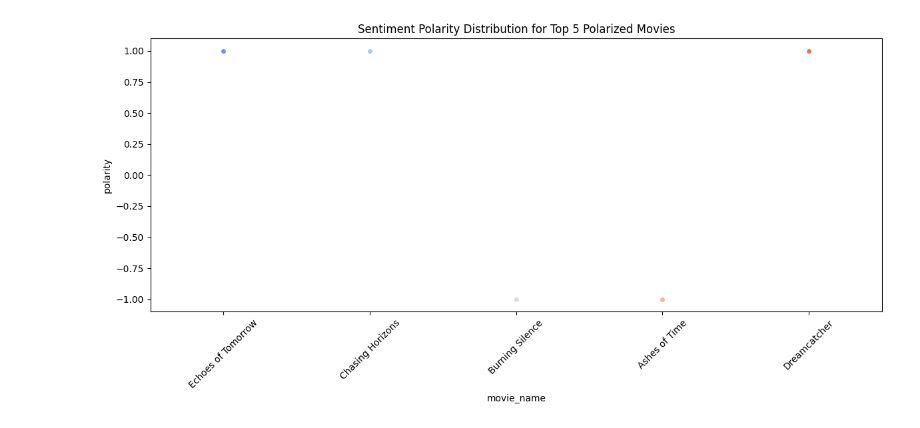
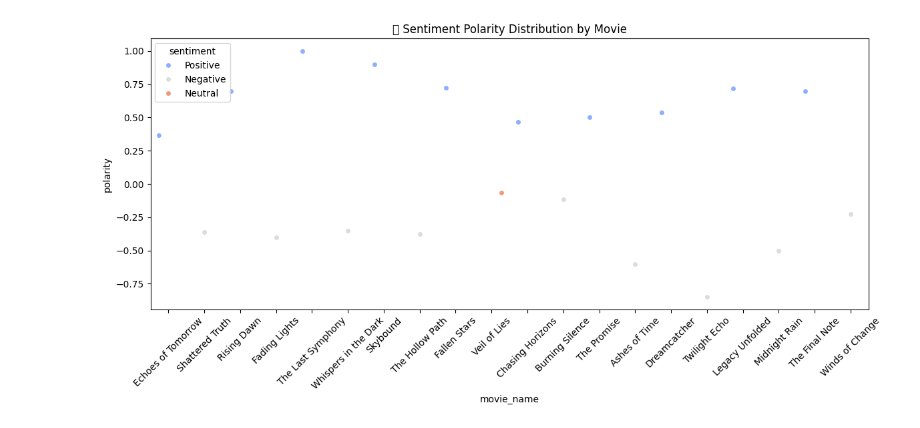
Before and after one commit to Charishma-C/movie-sentiment-trend, a Jupyter notebook: sentiment_trends.ipynb, the cells around one changed output. Saved outputs shown, nothing was run; the diff lists cells and outputs as text; code cells hidden in the pictures.

```diff
--- a/sentiment_trends.ipynb
+++ b/sentiment_trends.ipynb
@@ -1,57 +1,48 @@
 # %%
 import pandas as pd
+from textblob import TextBlob
 import seaborn as sns
 import matplotlib.pyplot as plt
-from textblob import TextBlob
-import os
 
-# Step 1: Load the dataset
-df = pd.read_csv("/content/sample_movie_reviews_with_titles.csv")
+# Step 1: Load the CSV file
+df = pd.read_csv("/content/sample_movie_reviews_with_titles.csv")  # Ensure this has 'movie_name' and 'review' columns
 
-# Check column names
-df.columns = [col.strip().lower() for col in df.columns]
-if 'sentiment' not in df.columns:
-    print("Sentiment column not found. Performing sentiment analysis...")
+# Step 2: Sentiment analysis using TextBlob
+def analyze_sentiment(review):
+    blob = TextBlob(str(review))
+    polarity = blob.sentiment.polarity
+    if polarity > 0.1:
+        sentiment = 'Positive'
+    elif polarity < -0.1:
+        sentiment = 'Negative'
+    else:
+        sentiment = 'Neutral'
+    return pd.Series([polarity, sentiment])
 
-    # Step 2: Calculate polarity using TextBlob
-    def get_polarity(text):
-        return TextBlob(str(text)).sentiment.polarity
+# Apply the sentiment analysis
+df[['polarity', 'sentiment']] = df['review'].apply(analyze_sentiment)
 
-    df['polarity'] = df['review'].apply(get_polarity)
+# Show a few rows
+print(df.head())
 
-    # Label sentiment based on polarity
-    def label_sentiment(p):
-        if p > 0.1:
-            return 'positive'
-        elif p < -0.1:
-            return 'negative'
-        else:
-            return 'neutral'
+# Step 3: Rank Top 5 Most Polarized Movies
+def polarization_score(group):
+    return group['polarity'].max() - group['polarity'].min()
 
-    df['sentiment'] = df['polarity'].apply(label_sentiment)
-else:
-    print("Using existing sentiment column.")
-    if 'polarity' not in df.columns:
-        df['polarity'] = df['sentiment'].map({'positive': 1, 'neutral': 0, 'negative': -1})
+polarized = (
+    df.groupby('movie_name', group_keys=False)
+    .apply(polarization_score)
+    .sort_values(ascending=False)
+    .head(5)
+)
 
-# Step 3: Find top 5 most polarized movies
-def polarization_score(group):
-    pos = (group['sentiment'] == 'positive').sum()
-    neg = (group['sentiment'] == 'negative').sum()
-    return abs(pos - neg)
-
-polarized = df.groupby('movie_name').apply(polarization_score).sort_values(ascending=False).head(5)
-print("\nTop 5 Most Polarized Movies:")
+print("\n🎥 Top 5 Most Polarized Movies:")
 print(polarized)
 
-# Step 4: Filter for top polarized movies only
-top_movies = polarized.index.tolist()
-df_filtered = df[df['movie_name'].isin(top_movies)]
-
-# Step 5: Create and save swarm plot
+# Step 4: Swarm Plot for Sentiment Polarity Distribution
 plt.figure(figsize=(12, 6))
-sns.swarmplot(data=df_filtered, x='movie_name', y='polarity', hue='movie_name', palette="coolwarm", legend=False)
-plt.title("Sentiment Polarity Distribution for Top 5 Polarized Movies")
+sns.swarmplot(data=df, x='movie_name', y='polarity', hue='sentiment', palette='coolwarm', dodge=True)
+plt.title("🎬 Sentiment Polarity Distribution by Movie")
 plt.xticks(rotation=45)
 plt.tight_layout()
 plt.savefig("swarm_plot.png")
@@ -70 +68 @@ dtype: int64
-[figure, old version]
+[figure, new version]
```
Also changed, not shown: parts of 1 cell of this notebook.
